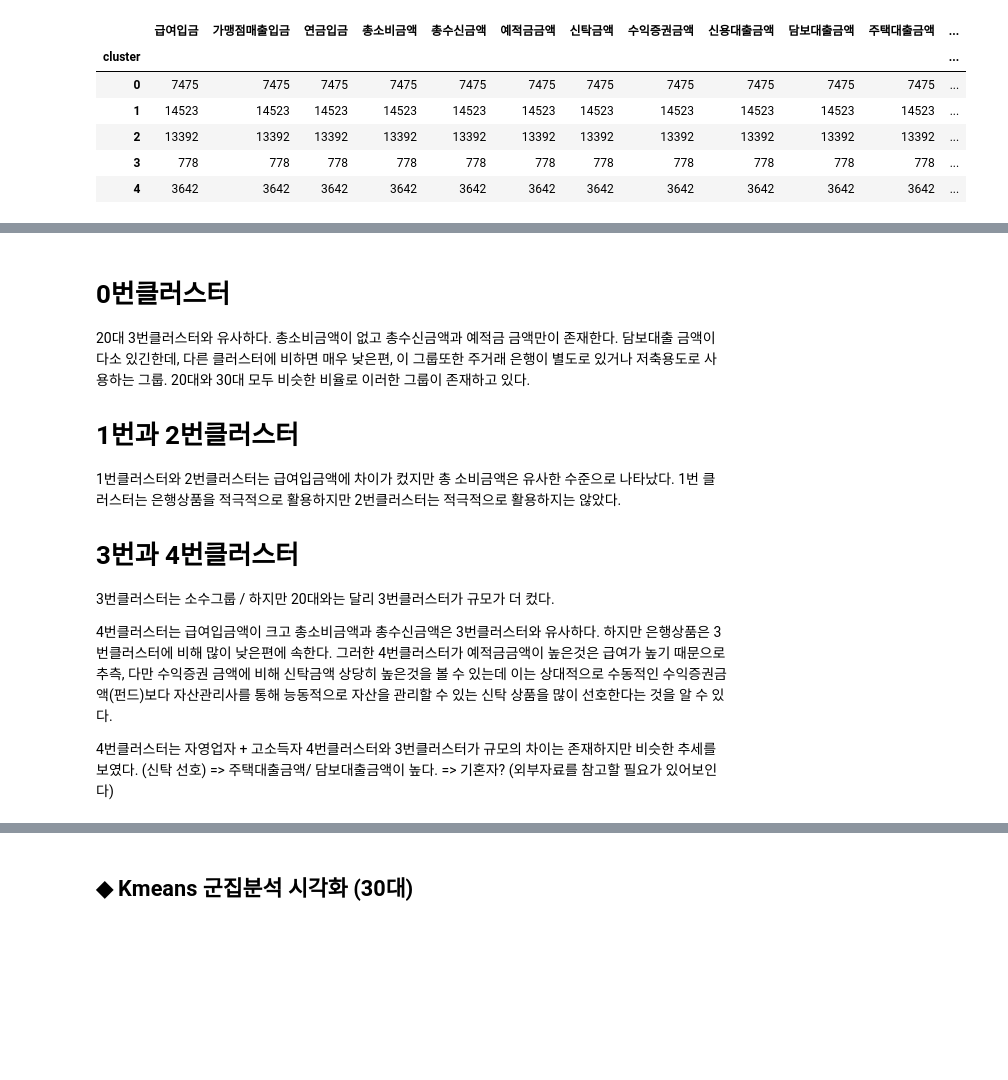
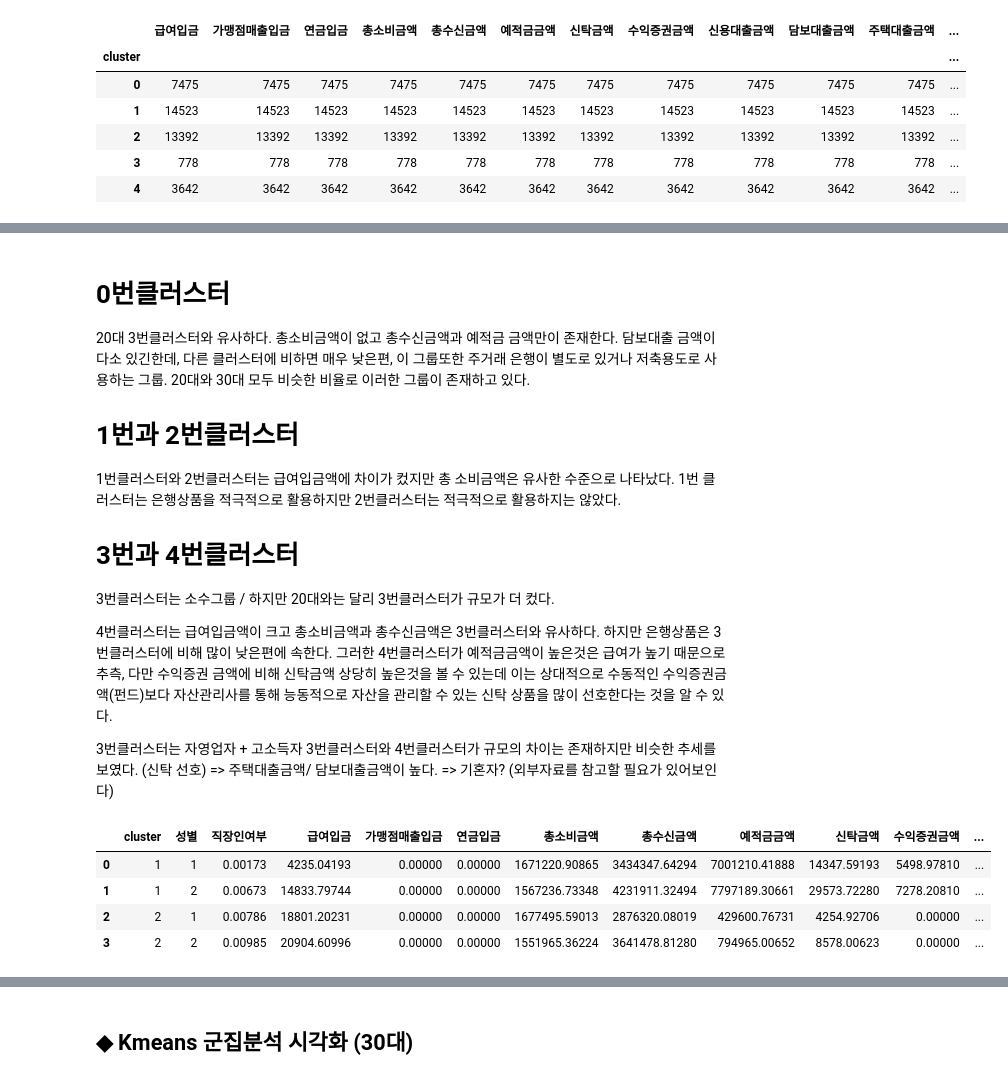
Before and after one commit to DataWilll/Wanwoo-Chang, a Jupyter notebook: 신한은행데이터 분석 코드.ipynb, the cells around one changed output, grey strips where cells are left out. Saved outputs shown, nothing was run; the diff lists cells and outputs as text; code cells hidden in the pictures; blank space fills up the shorter version.

```diff
--- a/신한은행데이터 분석 코드.ipynb
+++ b/신한은행데이터 분석 코드.ipynb
@@ -790,6 +795,18 @@ m_clustering.groupby('cluster').mean()
 
 4번클러스터는 급여입금액이 크고 총소비금액과 총수신금액은 3번클러스터와 유사하다. 하지만 은행상품은 3번클러스터에 비해 많이 낮은편에 속한다. 그러한 4번클러스터가 예적금금액이 높은것은 급여가 높기 때문으로 추측, 다만 수익증권 금액에 비해 신탁금액 상당히 높은것을 볼 수 있는데 이는 상대적으로 수동적인 수익증권금액(펀드)보다 자산관리사를 통해 능동적으로 자산을 관리할 수 있는 신탁 상품을 많이 선호한다는 것을 알 수 있다.
 
-4번클러스터는 자영업자 + 고소득자
-4번클러스터와 3번클러스터가 규모의 차이는 존재하지만 비슷한 추세를 보였다. (신탁 선호) => 주택대출금액/ 담보대출금액이 높다.
+3번클러스터는 자영업자 + 고소득자
+3번클러스터와 4번클러스터가 규모의 차이는 존재하지만 비슷한 추세를 보였다. (신탁 선호) => 주택대출금액/ 담보대출금액이 높다.
 => 기혼자? (외부자료를 참고할 필요가 있어보인다)
+# %%
+m2=m1.copy()
+
+m2['cluster']=m_clustering['cluster']
+# %%
+m2.loc[(m2.cluster==1)|(m2.cluster==2),].groupby(['cluster','성별'],as_index=False).mean()#30대 1번2번 클러스터 남녀 자산 정보 평균
+# %% [output]
+|  | cluster | 성별 | 직장인여부 | 급여입금 | 가맹점매출입금 | 연금입금 | 총소비금액 | 총수신금액 | 예적금금액 | 신탁금액 | 수익증권금액 | ... |
+| 0 | 1 | 1 | 0.00173 | 4235.04193 | 0.00000 | 0.00000 | 1671220.90865 | 3434347.64294 | 7001210.41888 | 14347.59193 | 5498.97810 | ... |
+| 1 | 1 | 2 | 0.00673 | 14833.79744 | 0.00000 | 0.00000 | 1567236.73348 | 4231911.32494 | 7797189.30661 | 29573.72280 | 7278.20810 | ... |
+| 2 | 2 | 1 | 0.00786 | 18801.20231 | 0.00000 | 0.00000 | 1677495.59013 | 2876320.08019 | 429600.76731 | 4254.92706 | 0.00000 | ... |
+| 3 | 2 | 2 | 0.00985 | 20904.60996 | 0.00000 | 0.00000 | 1551965.36224 | 3641478.81280 | 794965.00652 | 8578.00623 | 0.00000 | ... |
```
Also changed, not shown: parts of 16 cells of this notebook.
